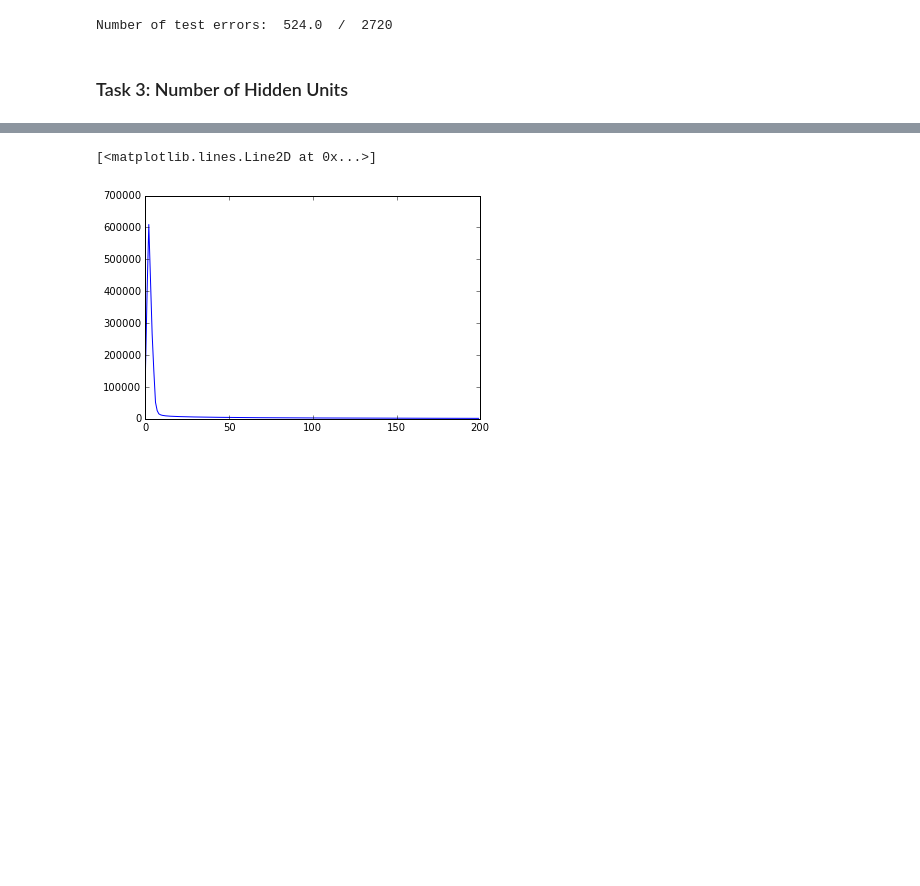
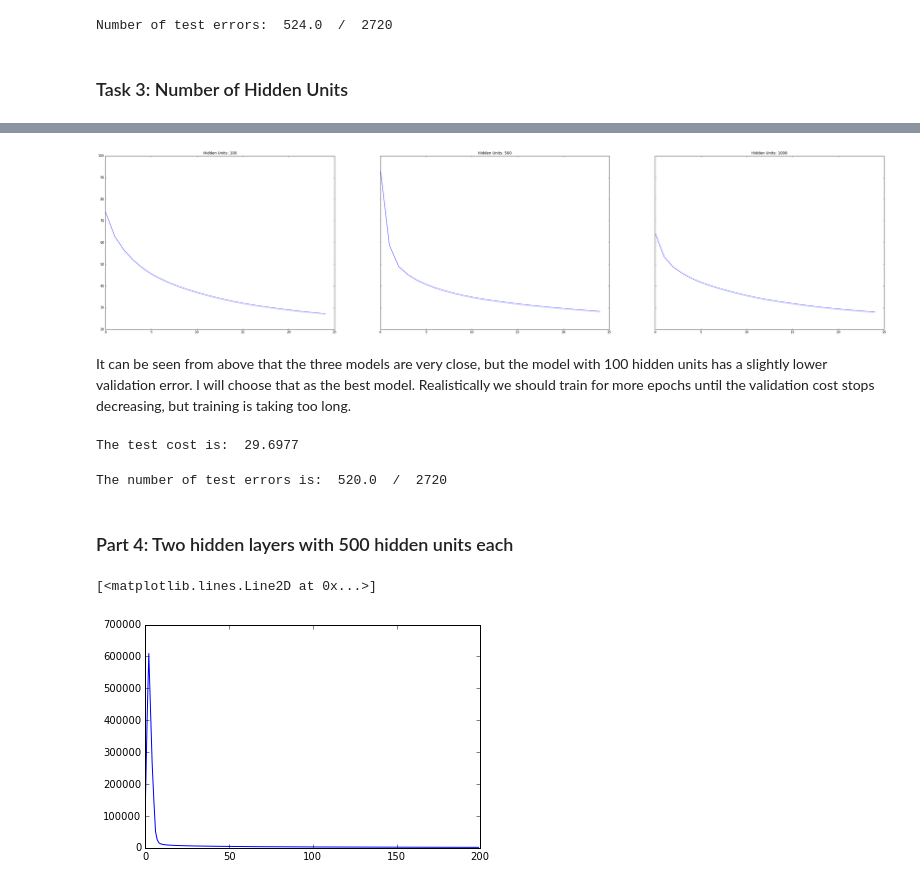
Before and after one commit to bkotzz/ece521, a Jupyter notebook: a2.ipynb, the cells around one changed output, grey strips where cells are left out. Cells and saved outputs as stored; diff of their text form; code cells hidden in the pictures; blank space fills up the shorter version.

Commit message:
Part 3 done.

```diff
--- a/a2.ipynb
+++ b/a2.ipynb
@@ -532,3 +584,25 @@ for hidden_units in [100, 500, 1000]:
+# %%
+# Plot validation cost, skipping the first 5 data points
+f, axarr = plt.subplots(1, 3, sharey=True)
+f.set_figwidth(45)
+f.set_figheight(10)
+for i, x in enumerate(dict_per_hidden):
+    axarr[i].set_title("Hidden Units: " + str(hidden_units[i]))
+    axarr[i].plot(np.arange(len(x["valid_cost"][5:])) * num_epochs_per_eval, x["valid_cost"][5:])
+# %% [output]
+[figure, added]
+# %% [markdown]
+It can be seen from above that the three models are very close, but the model with 100 hidden units has a slightly lower validation error.  I will choose that as the best model. Realistically we should train for more epochs until the validation cost stops decreasing, but training is taking too long.
+# %%
+print "The test cost is: ", dict_per_hidden[0]["test_cost"]
+# %% [output]
+The test cost is:  29.6977
+# %%
+print "The number of test errors is: ", np.around((1 - np.array(dict_per_hidden[0]["test_acc"])) * len(test_y)), " / ", len(test_y)
+# %% [output]
+The number of test errors is:  520.0  /  2720
+# %% [markdown]
+### Part 4: Two hidden layers with 500 hidden units each
 # %%
 plt.plot(np.arange(num_epochs), train_cost)
 # %% [output]
```
Also changed, not shown: parts of 10 cells of this notebook.
